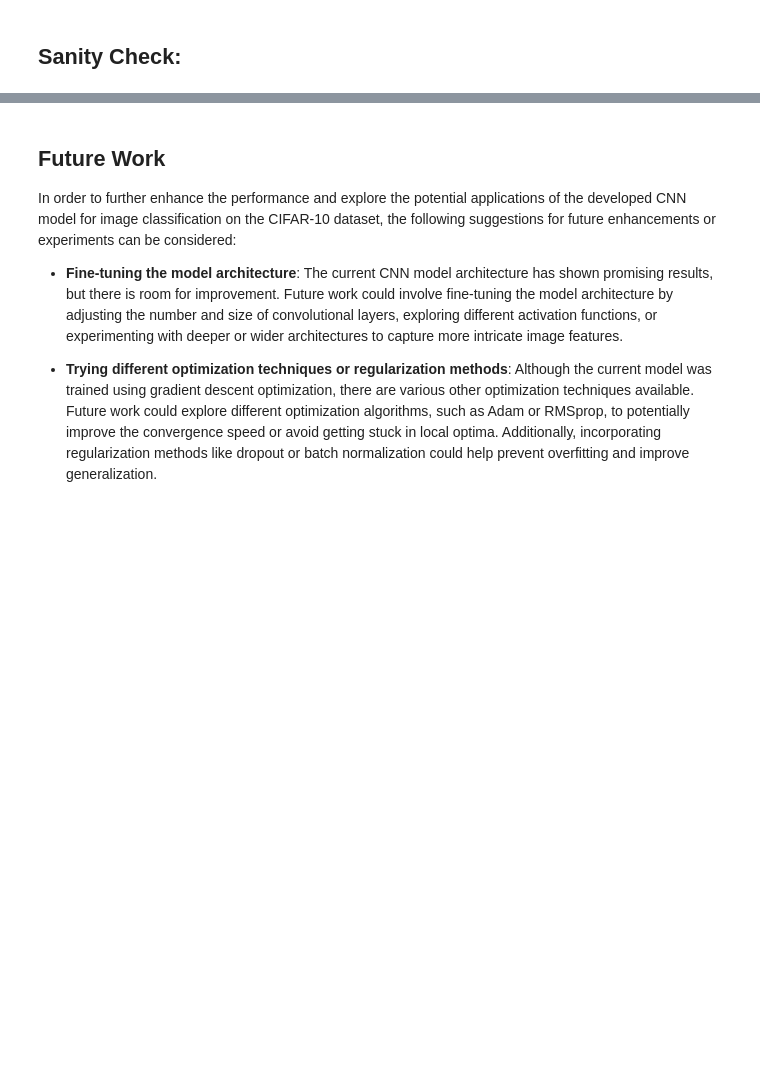
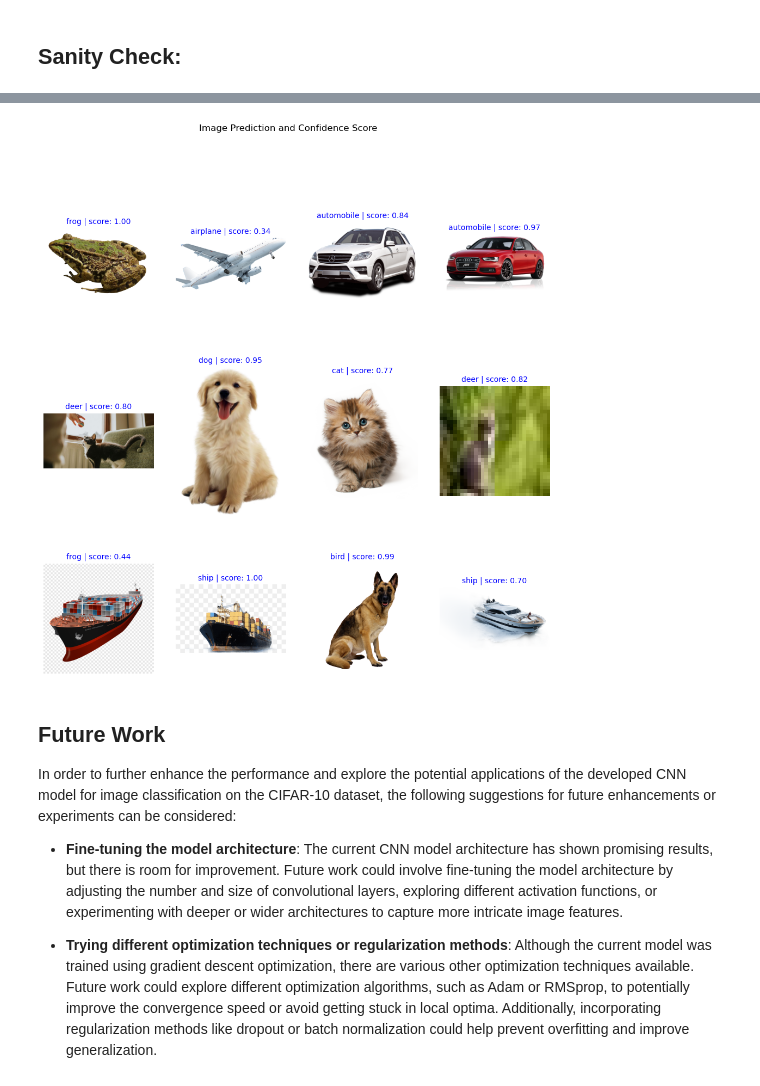
Before and after one commit to analyticsbyted/CNN-Image-Classification-CIFAR10, a Jupyter notebook: CNN_Image_Classification_CIFAR10.ipynb, the cells around one changed output, grey strips where cells are left out. Drawn from its saved outputs; the diff is of its cells as text; code cells hidden in the pictures; blank space fills up the shorter version.

```diff
--- a/CNN_Image_Classification_CIFAR10.ipynb
+++ b/CNN_Image_Classification_CIFAR10.ipynb
@@ -587,0 +496,40 @@ plt.show()
+# %%
+from PIL import Image
+import matplotlib.pyplot as plt
+import os
+from prediction import predict_image
+from preprocessing import preprocess_image
+
+# Get the current directory
+current_directory = os.getcwd()
+
+# Load the trained model
+model_path = os.path.join(current_directory, 'model')
+model = load_model(model_path)
+
+# Folder path containing the images
+folder_path = os.path.join(current_directory, 'images')
+
+# Get the list of image files in the folder
+image_files = [os.path.join(folder_path, file) for file in os.listdir(folder_path) if file.endswith(('.png', '.jpg', '.jpeg'))]
+
+i = 0
+plt.figure(figsize=(12, 12))
+# Predict the class label and confidence score for each image
+for image_file in image_files:
+    # Read the image file
+    image = Image.open(image_file)
+    # Predict the class label and confidence score of the image
+    predicted_class, confidence_score = predict_image(image, model)
+    # Display the image file name, predicted class, and confidence score
+    class_labels = ['airplane', 'automobile', 'bird', 'cat', 'deer', 'dog', 'frog', 'horse', 'ship', 'truck']
+    # Display the image
+    ax = plt.subplot(3, 4, i + 1)
+    plt.imshow(image)
+    plt.axis('off')
+    plt.title(f"{class_labels[predicted_class]} | score: {confidence_score:.2f}", color='blue', fontsize=10)
+    i += 1
+
+plt.suptitle('Image Prediction and Confidence Score')
+plt.show()
+# %% [output]
@@ -588,3 +548,4 @@ plt.show()
+[figure, added]
 # %% [markdown]
 
 ## Future Work
```
Also changed, not shown: parts of 8 cells of this notebook, 11 other files.
